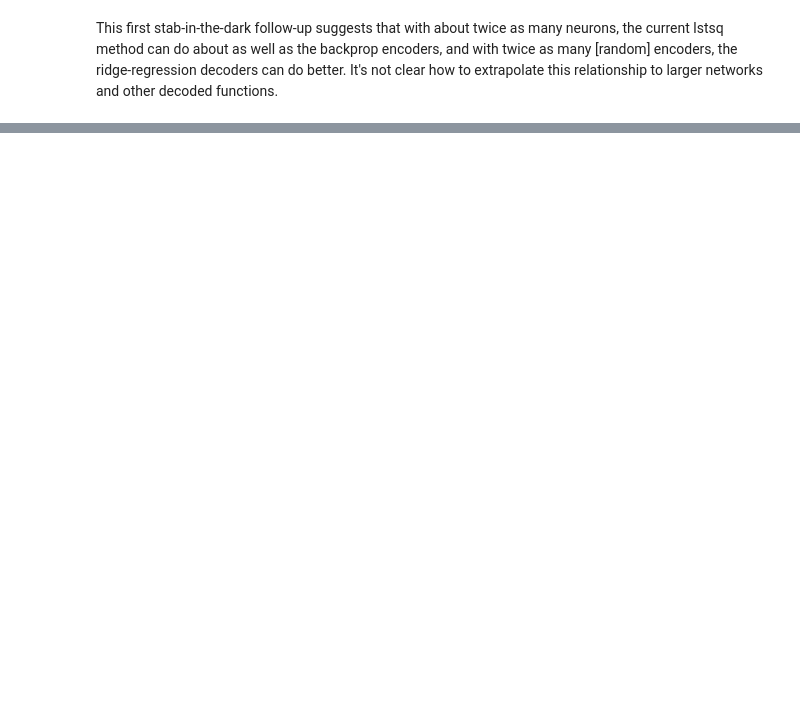
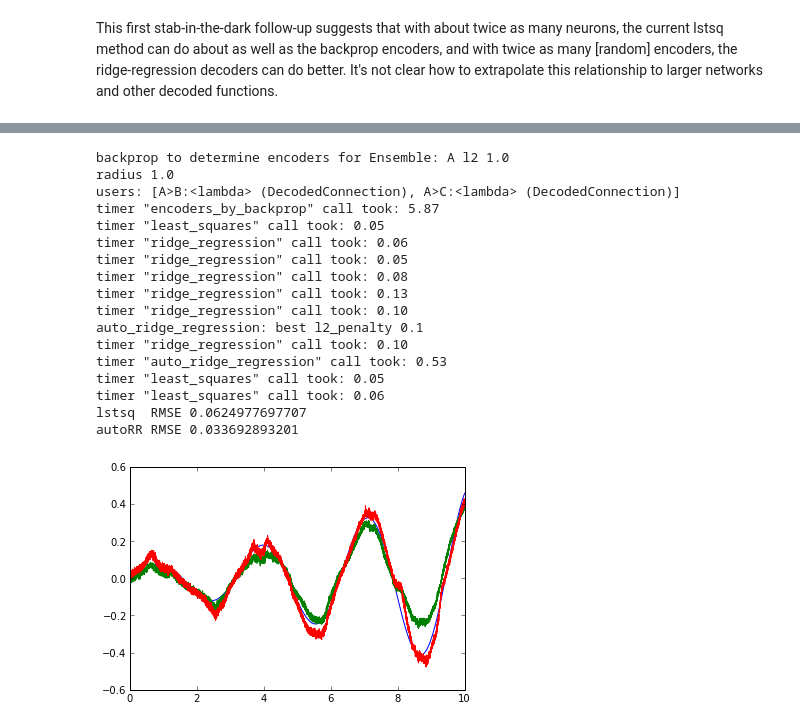
Before and after one commit to nengo/nengo, a Jupyter notebook: examples/decoder-experiments.ipynb, the cells around one changed output, grey strips where cells are left out. Saved outputs shown, nothing was run; the diff lists cells and outputs as text; code cells hidden in the pictures; blank space fills up the shorter version.

```diff
--- a/examples/decoder-experiments.ipynb
+++ b/examples/decoder-experiments.ipynb
@@ -271,0 +326,41 @@ This first stab-in-the-dark follow-up suggests that with about twice as many neu
+# %%
+#for obj in model.objs.values():
+#    if isinstance(obj, nengo.objects.Ensemble) and obj.encoders is None:
+encoders_by_backprop(model.get('A'),
+                     dt=0.001,
+                     l2_penalty=1.0,
+                     maxfun_nodec=500,
+                     maxfun_all=500,
+                     ) # -- fun to play with !?
+
+sim = model.simulator(dt=0.001)
+sim.run(10)
+t = sim.data(model.t).ravel()
+inputs_t = inputs(t)
+plot(t, inputs_t[:,0] * inputs_t[:, 1])
+plot(t, sim.data('B'))
+plot(t, sim.data('C'))
+
+mult_lstsq_rmse_bp = find_min_mse(inputs_t[:,0] * inputs_t[:, 1], sim.data('B').ravel())
+mult_arr_rmse_bp = find_min_mse(inputs_t[:,0] * inputs_t[:, 1], sim.data('C').ravel())
+print 'lstsq  RMSE', mult_lstsq_rmse_bp
+print 'autoRR RMSE', mult_arr_rmse_bp
+# %% [output]
+backprop to determine encoders for Ensemble: A l2 1.0
+radius 1.0
+users: [A>B:<lambda> (DecodedConnection), A>C:<lambda> (DecodedConnection)]
+timer "encoders_by_backprop" call took: 5.87
+timer "least_squares" call took: 0.05
+timer "ridge_regression" call took: 0.06
+timer "ridge_regression" call took: 0.05
+timer "ridge_regression" call took: 0.08
+timer "ridge_regression" call took: 0.13
+timer "ridge_regression" call took: 0.10
+auto_ridge_regression: best l2_penalty 0.1
+timer "ridge_regression" call took: 0.10
+timer "auto_ridge_regression" call took: 0.53
+timer "least_squares" call took: 0.05
+timer "least_squares" call took: 0.06
+lstsq  RMSE 0.0624977697707
+autoRR RMSE 0.033692893201
+[figure, added]
```
Also changed, not shown: parts of 11 cells of this notebook, 2 other files.
